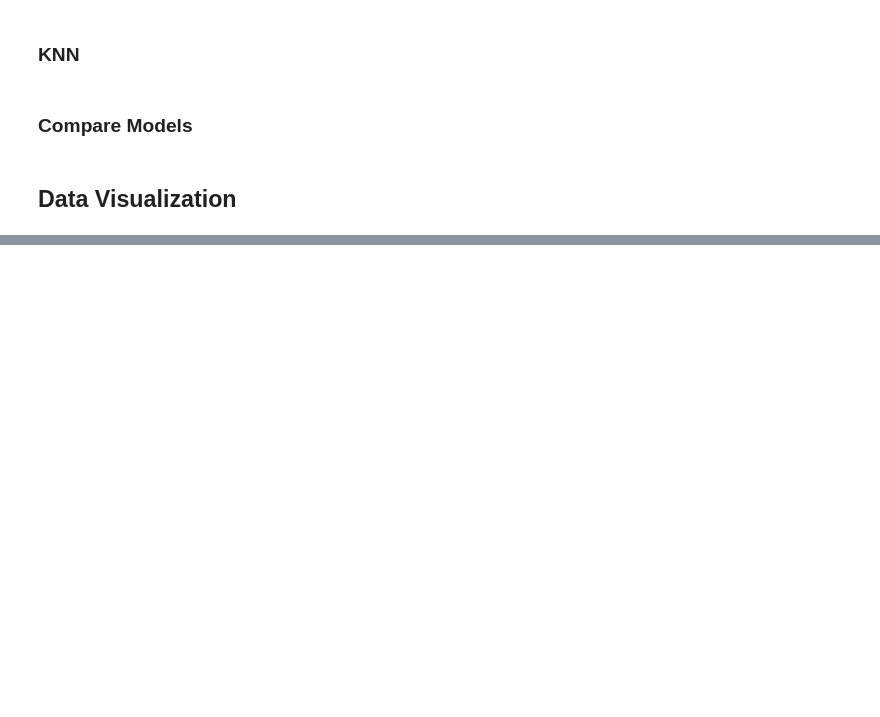
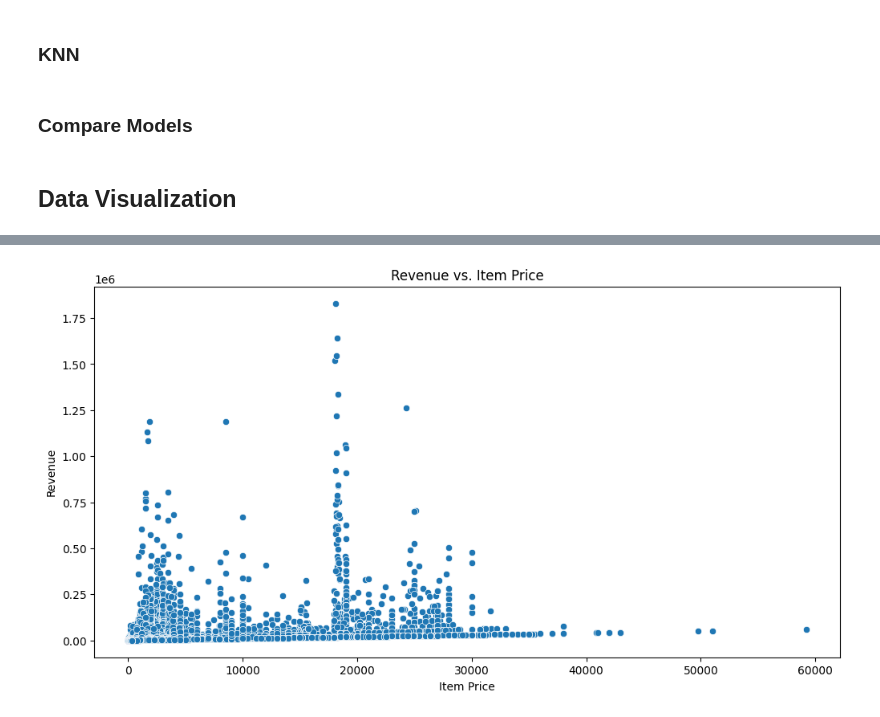
Before and after one commit to Rumeasiyan/sales-forecasting-machine-learning, a Jupyter notebook: grocery-sales-forecasting.ipynb, the cells around one changed output, grey strips where cells are left out. Cells and saved outputs as stored; diff of their text form; code cells hidden in the pictures; blank space fills up the shorter version.

```diff
--- a/grocery-sales-forecasting.ipynb
+++ b/grocery-sales-forecasting.ipynb
@@ -1908,0 +1928,11 @@ plt.show()
+# %%
+#scatter chart
+# Create a scatter chart
+plt.figure(figsize=(12, 6))
+sns.scatterplot(data=final_dataset, x='item_price', y='revenue')
+plt.title('Revenue vs. Item Price')
+plt.xlabel('Item Price')
+plt.ylabel('Revenue')
+plt.show()
+# %% [output]
+[figure, added]
```
Also changed, not shown: parts of 7 cells of this notebook.
